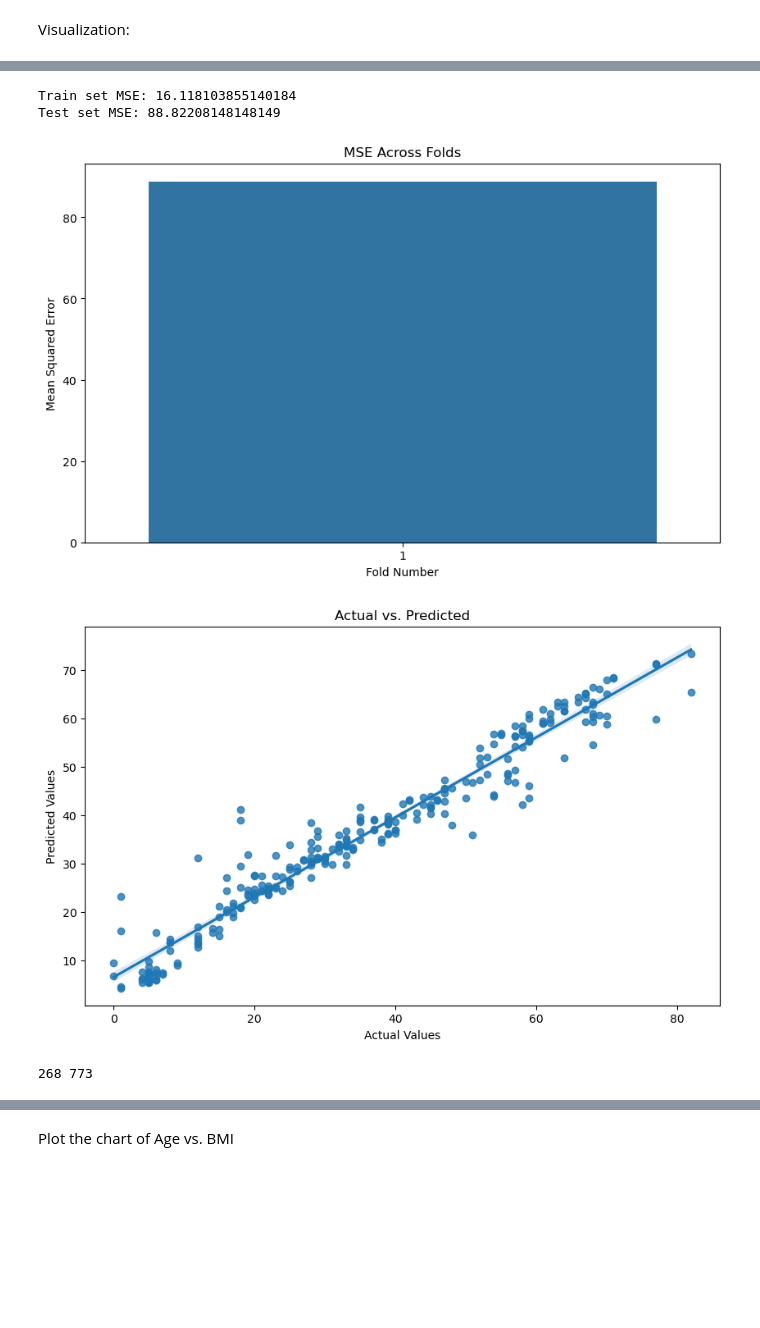
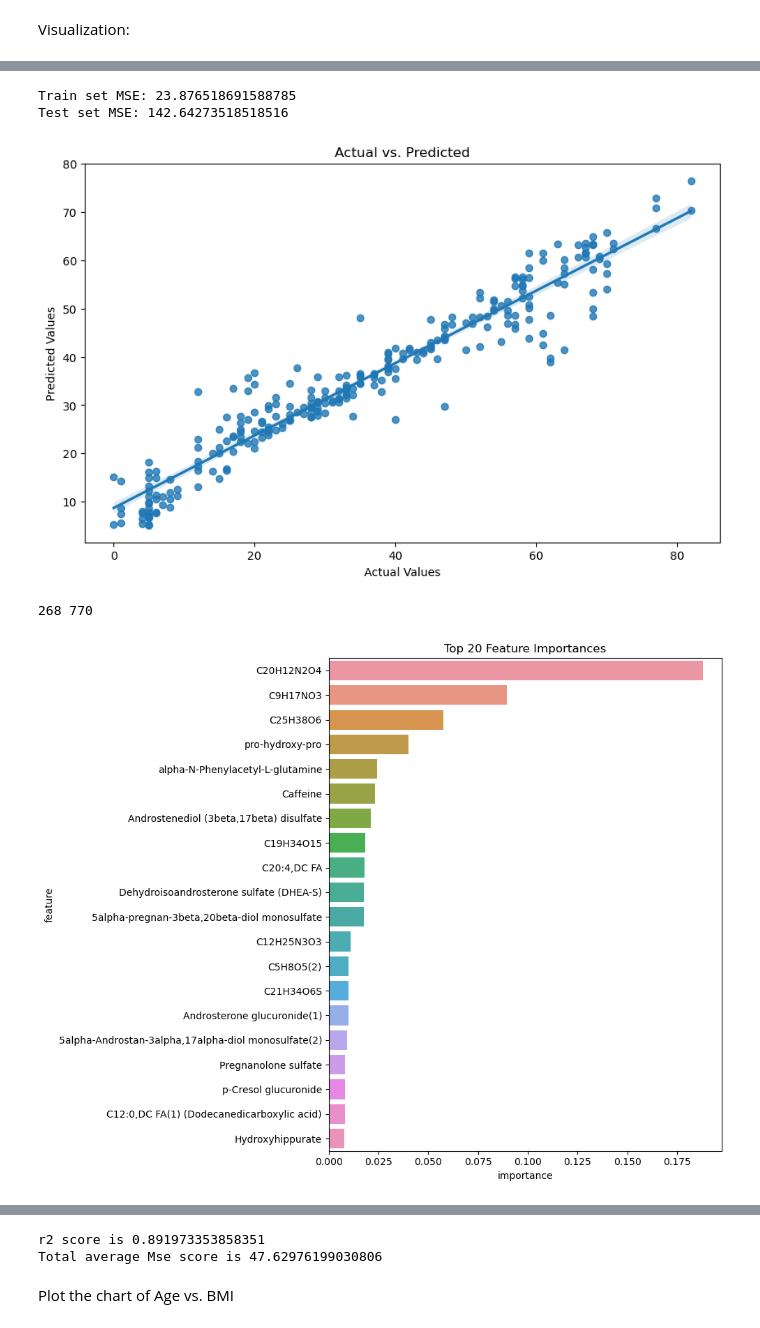
Before and after one commit to Arnie-He/HumanAging-Bunning2019, a Jupyter notebook: RF Regression/RF_Modeling.ipynb, the cells around one changed output, grey strips where cells are left out. Drawn from its saved outputs; the diff is of its cells as text; code cells hidden in the pictures; blank space fills up the shorter version.

```diff
--- a/RF Regression/RF_Modeling.ipynb
+++ b/RF Regression/RF_Modeling.ipynb
@@ -49,10 +49,11 @@ table2df.head()
 # %%
 df['Sex'] = table2df['Demographics']['Sex'].values
 # One-hot encode the Sex and scale BMI so that id doesn't become a dominant feature
-df = pd.get_dummies(df, columns=['Sex'])
+# df = pd.get_dummies(df, columns=['Sex'])
+df['Sex'] = df['Sex'].map(lambda x: 1 if x == 'Male' else 0)
 
 df['BMI'] = table2df['Demographics']['BMI'].values
-df['BMI'] = StandardScaler().fit_transform(df[['BMI']])
+# df['BMI'] = StandardScaler().fit_transform(df[['BMI']])
 
 
 # Age always needs to be at the end since it's the label
@@ -212,15 +245,19 @@ from sklearn.model_selection import KFold
 from sklearn.ensemble import RandomForestRegressor
 from sklearn.model_selection import GridSearchCV
 
+# drop all ages < 16
 
-X = df.iloc[:, :-1].values
+df = df[df['Age'] >= 16]
+
+
+X = df.iloc[:, :770].values
 y = df.iloc[:, -1].values
 # print(X)
 # print(y)
 
 # pca = PCA(n_components=50)  # reduce to 50 components, for example
 
-rf = RandomForestRegressor(n_estimators=200, random_state=42, bootstrap=True)
+rf = RandomForestRegressor(n_estimators=100, random_state=5, bootstrap=True)
 
 param_grid = {
     'n_estimators': [10, 50, 100, 200],
@@ -237,9 +274,9 @@ param_grid = {
 
 all_predictions = []
 all_true = []
-total_importances = np.zeros(X.shape[1])
+total_importances = np.zeros(770)
 
-X_train, X_val, y_train, y_val = train_test_split(X, y, random_state = 42, test_size=0.2)
+X_train, X_val, y_train, y_val = train_test_split(X, y, random_state = 5, test_size=0.2)
 
 # # Dimensionality reduction on training data
 # X_train_pca = pca.fit_transform(X_train)
@@ -272,21 +309,21 @@ total_importances += rf.feature_importances_
 print(f"Train set MSE: {train_mse}")
 print(f"Test set MSE: {test_mse}")
 # %% [output]
-Train set MSE: 16.118103855140184
-Test set MSE: 88.82208148148149
+Train set MSE: 23.876518691588785
+Test set MSE: 142.64273518518516
 # %%
 import matplotlib.pyplot as plt
 import seaborn as sns
 
 # Assuming mse_scores contains the Mean Squared Errors from previous steps
 
-# 1. Bar plot for errors across folds
-plt.figure(figsize=(10, 6))
-sns.barplot(x=list(range(1, len(mse_scores) + 1)), y=mse_scores)
-plt.xlabel('Fold Number')
-plt.ylabel('Mean Squared Error')
-plt.title('MSE Across Folds')
-plt.show()
+# # 1. Bar plot for errors across folds
+# plt.figure(figsize=(10, 3))
+# sns.barplot(x=list(range(1, len(mse_scores) + 1)), y=mse_scores)
+# plt.xlabel('Fold Number')
+# plt.ylabel('Mean Squared Error')
+# plt.title('MSE Across Folds')
+# plt.show()
 
 # If you have predictions from a particular fold or a concatenated list of all folds:
 # 2. Actual vs. Predicted plot
@@ -294,36 +331,42 @@ y_true = np.array(all_true)  # Actual values (fill this in)
 y_pred = np.array(all_predictions)  # Predicted values from the model (fill this in)
 
 plt.figure(figsize=(10, 6))
 # sns.scatterplot(x=y_true, y=y_pred)
 # plt.plot([min(y_true), max(y_true)], [min(y_true), max(y_true)], '--', color='red')  # Diagonal line
 sns.regplot(x= y_true, y = y_pred).set_title("Actual vs. Predicted Age")
 plt.xlabel('Actual Values')
 plt.ylabel('Predicted Values')
 plt.title('Actual vs. Predicted')
 plt.show()
 
 # Feature importance chart
 # Get average feature importance
-avg_importances = total_importances / kf.get_n_splits()
+avg_importances = total_importances
 indices = np.argsort(avg_importances)[::-1]  # Sort in descending order
 
 # Convert the importances into a DataFrame for easier handling
-print(len(df.iloc[:,:-1]), len(avg_importances))
-feature_importances = pd.DataFrame({"feature": list(df.iloc[:,:-1].columns), "importance": avg_importances})
+print(len(df.iloc[:,:770]), len(avg_importances))
+feature_importances = pd.DataFrame({"feature": list(df.iloc[:,:770].columns), "importance": avg_importances})
 
 # Sort the DataFrame to make the plot clearer
 feature_importances = feature_importances.sort_values("importance", ascending=False)
 
 # Limit the DataFrame to the top 20 features
 top_20_features = feature_importances.head(20)
 
 # Plot the top 20 feature importances
 plt.figure(figsize=(10, 8))
 sns.barplot(data=top_20_features, x='importance', y='feature')
 plt.title('Top 20 Feature Importances')
 plt.tight_layout()  # Ensures that everything fits well in the plot
 plt.show()
+
+from sklearn.metrics import r2_score
+
+r2 = r2_score(y, rf.predict(X))
+print(f"r2 score is {r2}")
+print(f"Total average Mse score is {train_mse * 0.8 + test_mse * 0.2}")
 # %% [output]
-[figure, old version]
+[figure, new version]
+268 770
-[figure, old version]
+[figure, new version]
-268 773
@@ -331,3 +373,5 @@ plt.show()
+r2 score is 0.891973353858351
+Total average Mse score is 47.62976199030806
 # %% [markdown]
 Plot the chart of Age vs. BMI
 # %%
```
Also changed, not shown: parts of 8 cells of this notebook, 1 other file.
